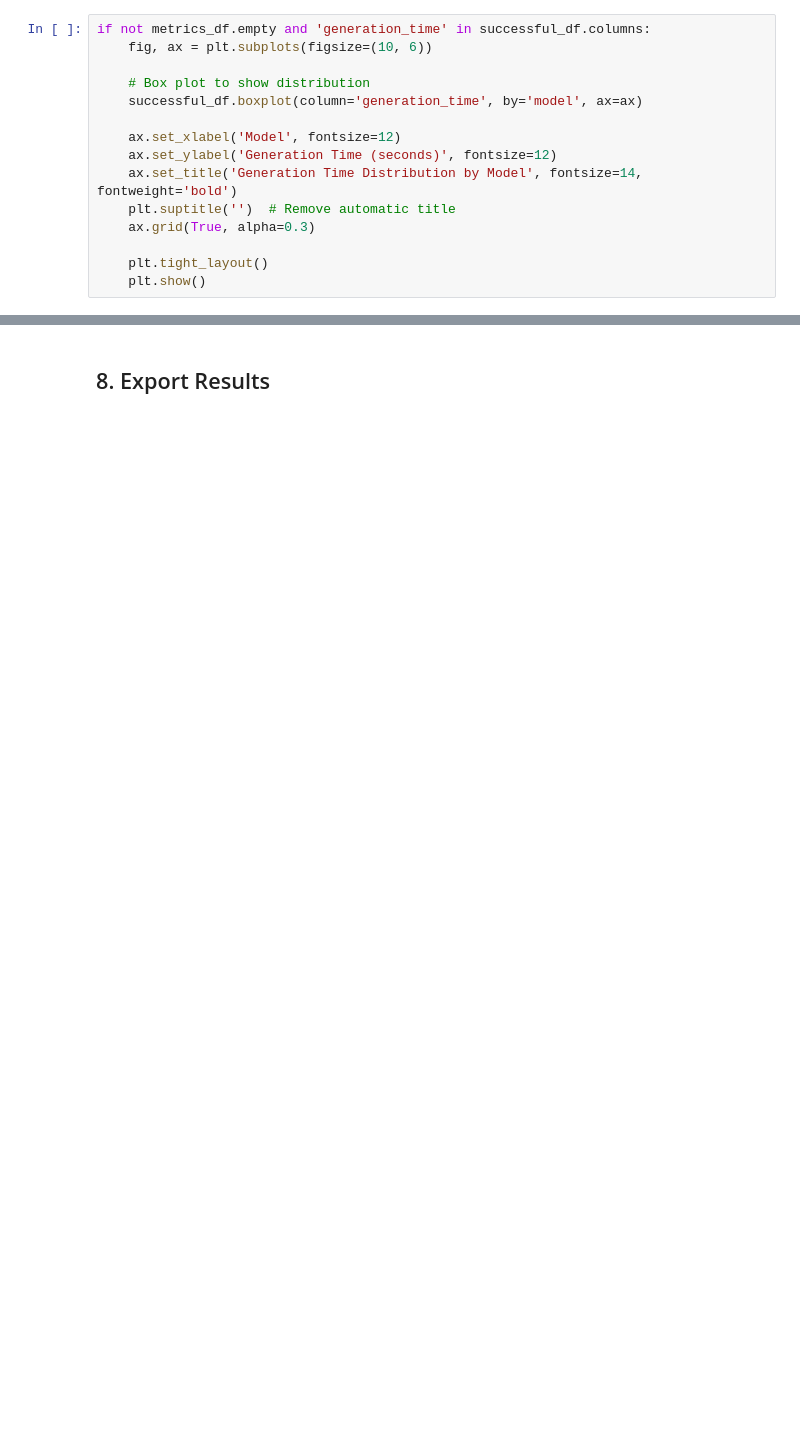
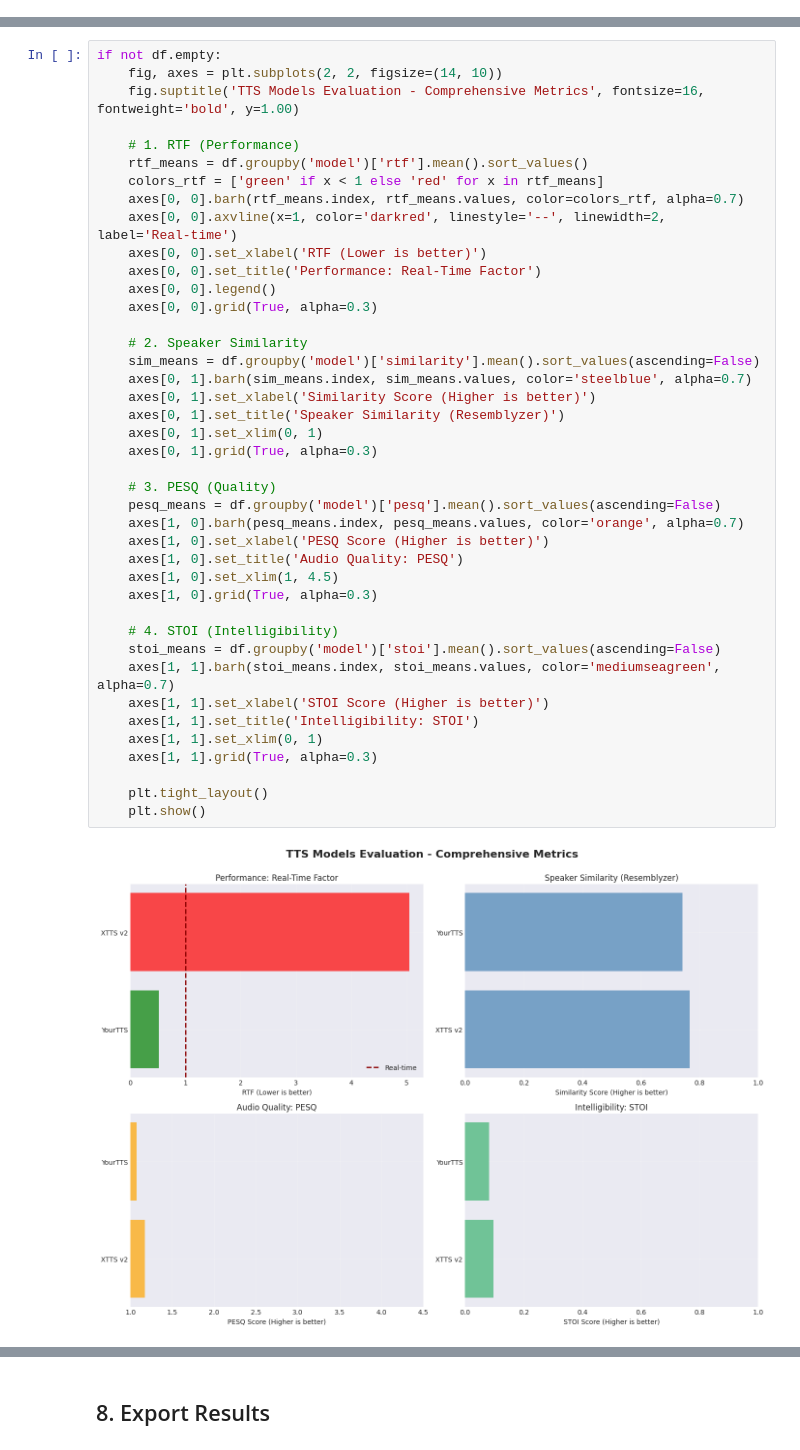
Before and after one commit to VforVitorio/TTS_zero_shot_cloning, a Jupyter notebook: evaluation/evaluation.ipynb, the cells around one changed output, grey strips where cells are left out. Drawn from its saved outputs; the diff is of its cells as text; blank space fills up the shorter version.

Commit message:
added new evaluation notebook with results csvs with all the metrics

```diff
--- a/evaluation/evaluation.ipynb
+++ b/evaluation/evaluation.ipynb
@@ -183,15 +0,0 @@ if not metrics_df.empty and 'rtf' in successful_df.columns:
-# %%
-if not metrics_df.empty and 'generation_time' in successful_df.columns:
-    fig, ax = plt.subplots(figsize=(10, 6))
-
-    # Box plot to show distribution
-    successful_df.boxplot(column='generation_time', by='model', ax=ax)
-
-    ax.set_xlabel('Model', fontsize=12)
-    ax.set_ylabel('Generation Time (seconds)', fontsize=12)
-    ax.set_title('Generation Time Distribution by Model', fontsize=14, fontweight='bold')
-    plt.suptitle('')  # Remove automatic title
-    ax.grid(True, alpha=0.3)
-
-    plt.tight_layout()
-    plt.show()
@@ -298,0 +234,43 @@ RECOMMENDATIONS
+# %%
+if not df.empty:
+    fig, axes = plt.subplots(2, 2, figsize=(14, 10))
+    fig.suptitle('TTS Models Evaluation - Comprehensive Metrics', fontsize=16, fontweight='bold', y=1.00)
+
+    # 1. RTF (Performance)
+    rtf_means = df.groupby('model')['rtf'].mean().sort_values()
+    colors_rtf = ['green' if x < 1 else 'red' for x in rtf_means]
+    axes[0, 0].barh(rtf_means.index, rtf_means.values, color=colors_rtf, alpha=0.7)
+    axes[0, 0].axvline(x=1, color='darkred', linestyle='--', linewidth=2, label='Real-time')
+    axes[0, 0].set_xlabel('RTF (Lower is better)')
+    axes[0, 0].set_title('Performance: Real-Time Factor')
+    axes[0, 0].legend()
+    axes[0, 0].grid(True, alpha=0.3)
+
+    # 2. Speaker Similarity
+    sim_means = df.groupby('model')['similarity'].mean().sort_values(ascending=False)
+    axes[0, 1].barh(sim_means.index, sim_means.values, color='steelblue', alpha=0.7)
+    axes[0, 1].set_xlabel('Similarity Score (Higher is better)')
+    axes[0, 1].set_title('Speaker Similarity (Resemblyzer)')
+    axes[0, 1].set_xlim(0, 1)
+    axes[0, 1].grid(True, alpha=0.3)
+
+    # 3. PESQ (Quality)
+    pesq_means = df.groupby('model')['pesq'].mean().sort_values(ascending=False)
+    axes[1, 0].barh(pesq_means.index, pesq_means.values, color='orange', alpha=0.7)
+    axes[1, 0].set_xlabel('PESQ Score (Higher is better)')
+    axes[1, 0].set_title('Audio Quality: PESQ')
+    axes[1, 0].set_xlim(1, 4.5)
+    axes[1, 0].grid(True, alpha=0.3)
+
+    # 4. STOI (Intelligibility)
+    stoi_means = df.groupby('model')['stoi'].mean().sort_values(ascending=False)
+    axes[1, 1].barh(stoi_means.index, stoi_means.values, color='mediumseagreen', alpha=0.7)
+    axes[1, 1].set_xlabel('STOI Score (Higher is better)')
+    axes[1, 1].set_title('Intelligibility: STOI')
+    axes[1, 1].set_xlim(0, 1)
+    axes[1, 1].grid(True, alpha=0.3)
+
+    plt.tight_layout()
+    plt.show()
+# %% [output]
+[figure, added]
```
Also changed, not shown: parts of 37 cells of this notebook, 4 other files.
